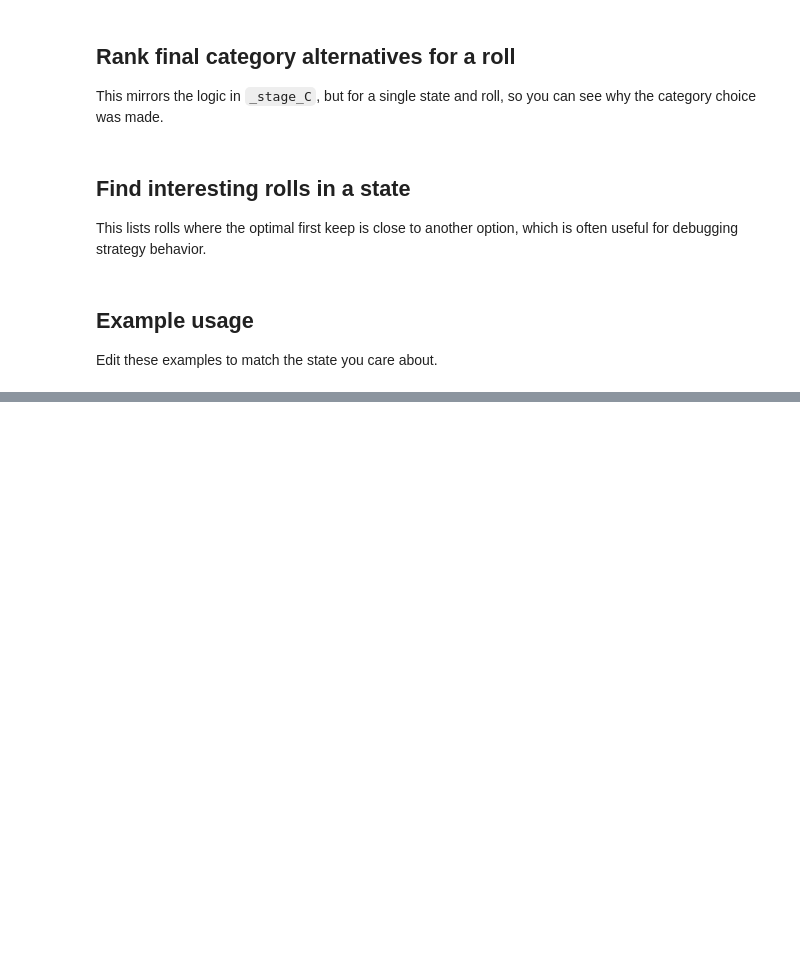
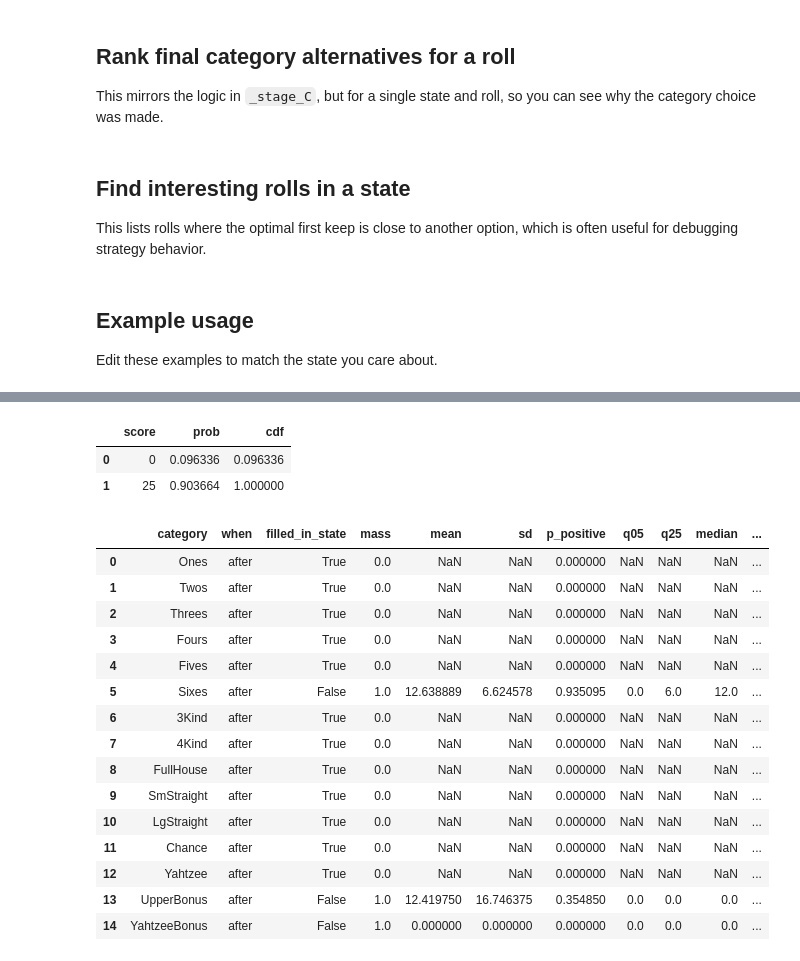
Before and after one commit to Ballpark-Figures/yahtzee, a Jupyter notebook: math/notebooks/state_explorer.ipynb, the cells around one changed output, grey strips where cells are left out. Drawn from its saved outputs; the diff is of its cells as text; code cells hidden in the pictures; blank space fills up the shorter version.

```diff
--- a/math/notebooks/state_explorer.ipynb
+++ b/math/notebooks/state_explorer.ipynb
@@ -941,0 +1134,33 @@ box_distribution_table(start_state, "FullHouse", when="after", min_prob=1e-6)
+# %%
+
+# Example: Full House future distribution from the start state.
+box_distribution_table(start_state, "FullHouse", when="after", min_prob=1e-6)
+# %% [output]
+|  | score | prob | cdf |
+| 0 | 0 | 0.096336 | 0.096336 |
+| 1 | 25 | 0.903664 | 1.000000 |
+# %%
+new_state = ReducedGameState(
+    filled_mask=mask_from_categories(["Ones", "Twos", "Threes", "Fours", "Fives", "4Kind", "Yahtzee", "FullHouse", "Chance", "3Kind", "LgStraight", "SmStraight"]),
+    upper_total=45,
+    yahtzee_eligible=False,
+)
+# %%
+all_box_summary(new_state, when="after")
+# %% [output]
+|  | category | when | filled_in_state | mass | mean | sd | p_positive | q05 | q25 | median | ... |
+| 0 | Ones | after | True | 0.0 | NaN | NaN | 0.000000 | NaN | NaN | NaN | ... |
+| 1 | Twos | after | True | 0.0 | NaN | NaN | 0.000000 | NaN | NaN | NaN | ... |
+| 2 | Threes | after | True | 0.0 | NaN | NaN | 0.000000 | NaN | NaN | NaN | ... |
+| 3 | Fours | after | True | 0.0 | NaN | NaN | 0.000000 | NaN | NaN | NaN | ... |
+| 4 | Fives | after | True | 0.0 | NaN | NaN | 0.000000 | NaN | NaN | NaN | ... |
+| 5 | Sixes | after | False | 1.0 | 12.638889 | 6.624578 | 0.935095 | 0.0 | 6.0 | 12.0 | ... |
+| 6 | 3Kind | after | True | 0.0 | NaN | NaN | 0.000000 | NaN | NaN | NaN | ... |
+| 7 | 4Kind | after | True | 0.0 | NaN | NaN | 0.000000 | NaN | NaN | NaN | ... |
+| 8 | FullHouse | after | True | 0.0 | NaN | NaN | 0.000000 | NaN | NaN | NaN | ... |
+| 9 | SmStraight | after | True | 0.0 | NaN | NaN | 0.000000 | NaN | NaN | NaN | ... |
+| 10 | LgStraight | after | True | 0.0 | NaN | NaN | 0.000000 | NaN | NaN | NaN | ... |
+| 11 | Chance | after | True | 0.0 | NaN | NaN | 0.000000 | NaN | NaN | NaN | ... |
+| 12 | Yahtzee | after | True | 0.0 | NaN | NaN | 0.000000 | NaN | NaN | NaN | ... |
+| 13 | UpperBonus | after | False | 1.0 | 12.419750 | 16.746375 | 0.354850 | 0.0 | 0.0 | 0.0 | ... |
+| 14 | YahtzeeBonus | after | False | 1.0 | 0.000000 | 0.000000 | 0.000000 | 0.0 | 0.0 | 0.0 | ... |
```
Also changed, not shown: parts of 26 cells of this notebook.
